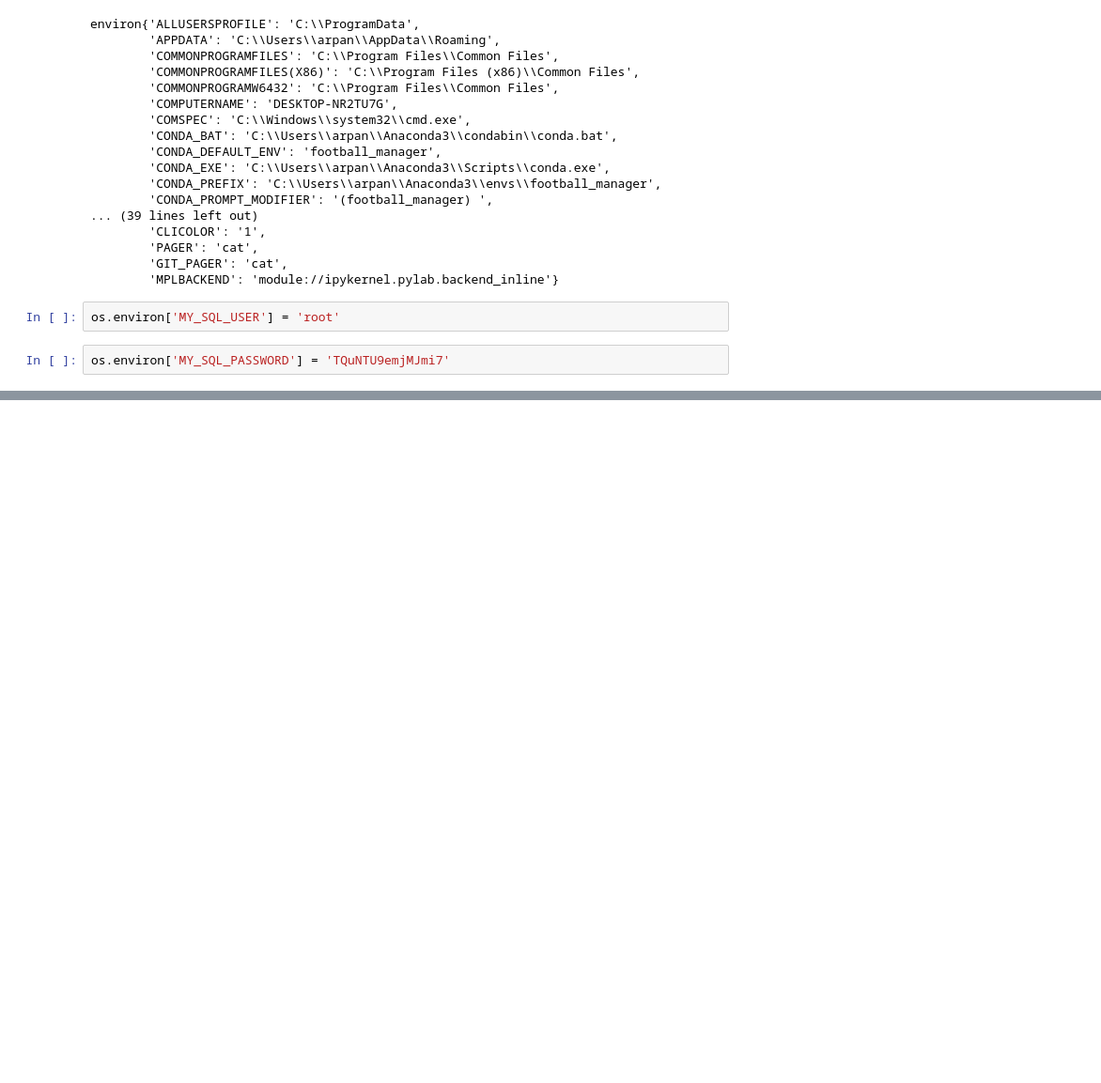
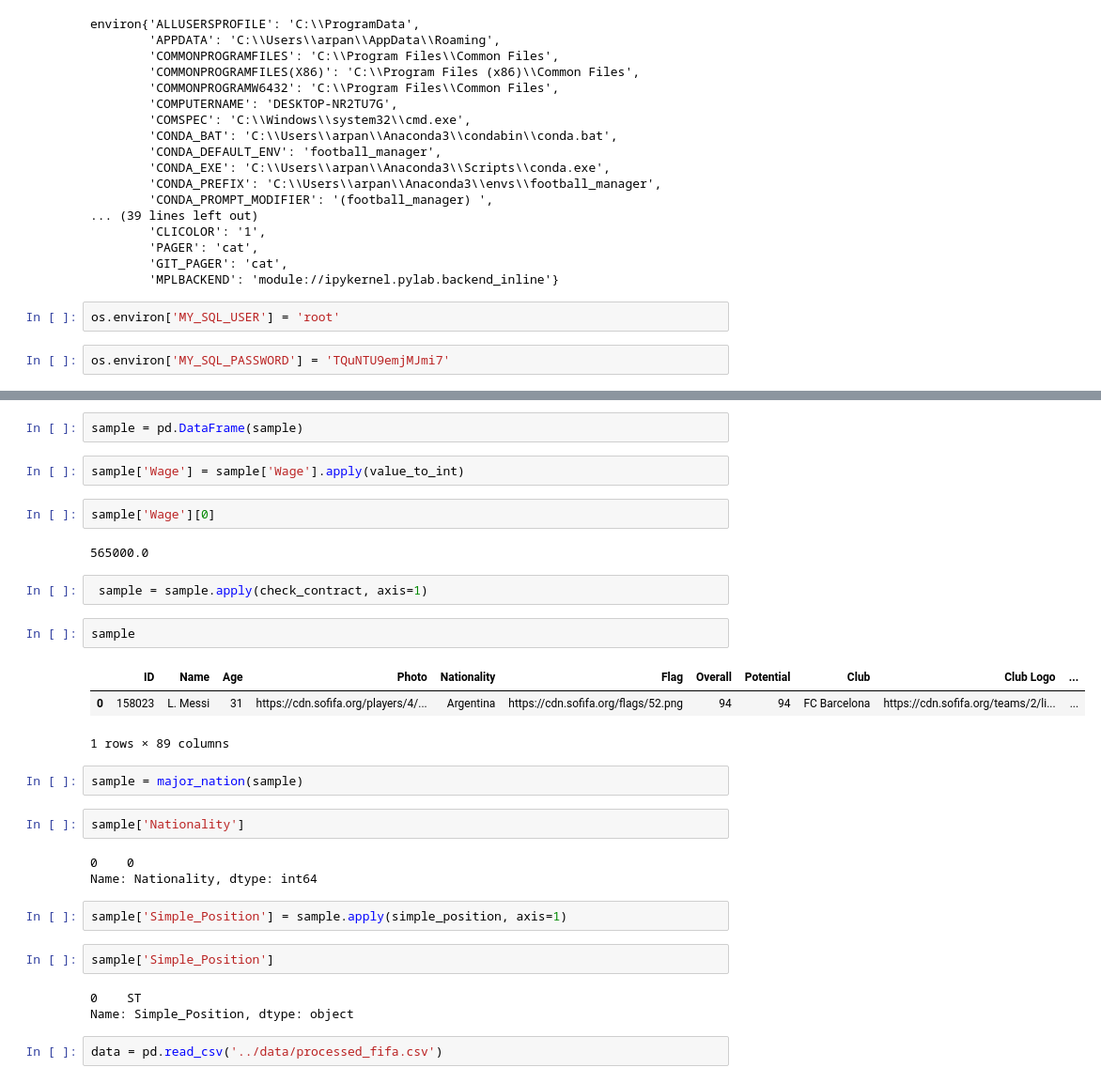
Before and after one commit to spartan07/MSiA423_FootballManager, a Jupyter notebook: notebooks/EDA.ipynb, the cells around one changed output, grey strips where cells are left out. Shown at 94% size. Cells and saved outputs as stored; diff of their text form; blank space fills up the shorter version.

```diff
--- a/notebooks/EDA.ipynb
+++ b/notebooks/EDA.ipynb
@@ -403,0 +624,32 @@ os.environ['MY_SQL_PASSWORD'] = 'TQuNTU9emjMJmi7'
+# %%
+sample = pd.DataFrame(sample)
+# %%
+sample['Wage'] = sample['Wage'].apply(value_to_int)
+# %%
+sample['Wage'][0]
+# %% [output]
+565000.0
+# %%
+ sample = sample.apply(check_contract, axis=1)
+# %%
+sample
+# %% [output]
+|  | ID | Name | Age | Photo | Nationality | Flag | Overall | Potential | Club | Club Logo | ... |
+| 0 | 158023 | L. Messi | 31 | https://cdn.sofifa.org/players/4/... | Argentina | https://cdn.sofifa.org/flags/52.png | 94 | 94 | FC Barcelona | https://cdn.sofifa.org/teams/2/li... | ... |
+1 rows × 89 columns
+# %%
+sample = major_nation(sample)
+# %%
+sample['Nationality']
+# %% [output]
+0    0
+Name: Nationality, dtype: int64
+# %%
+sample['Simple_Position'] = sample.apply(simple_position, axis=1)
+# %%
+sample['Simple_Position']
+# %% [output]
+0    ST
+Name: Simple_Position, dtype: object
+# %%
+data = pd.read_csv('../data/processed_fifa.csv')
```
Also changed, not shown: parts of 11 cells of this notebook, 8 other files.
